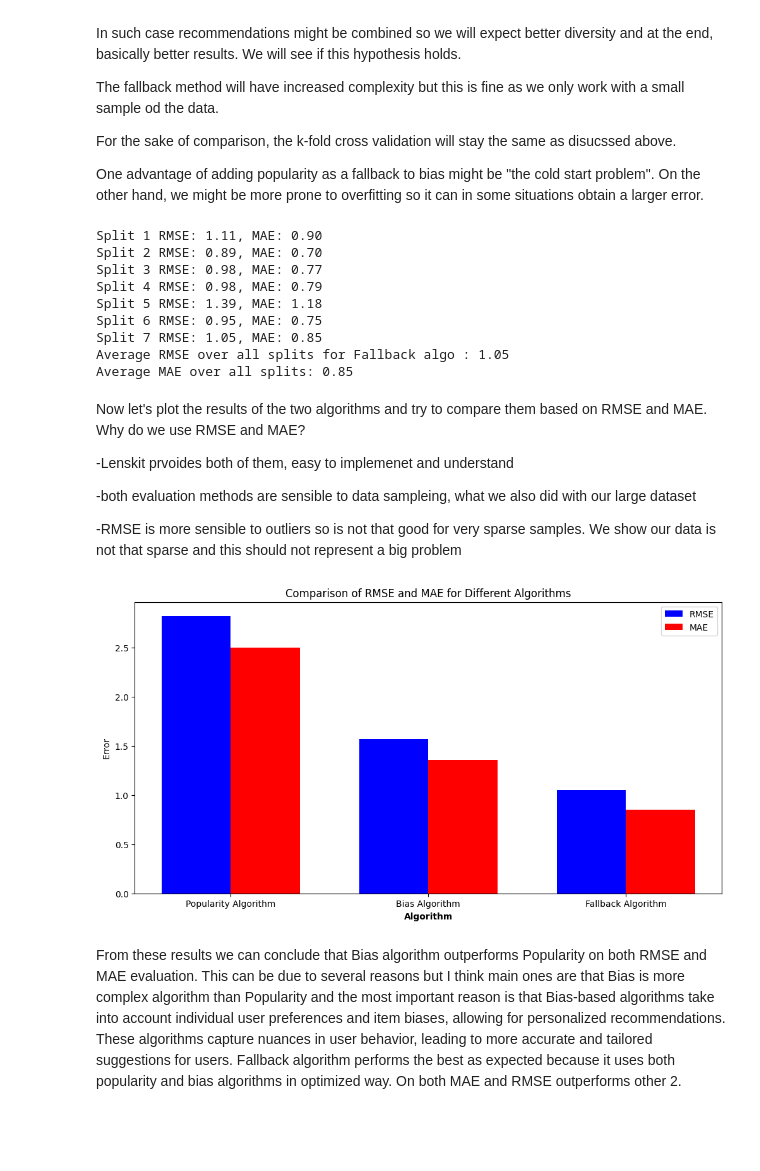
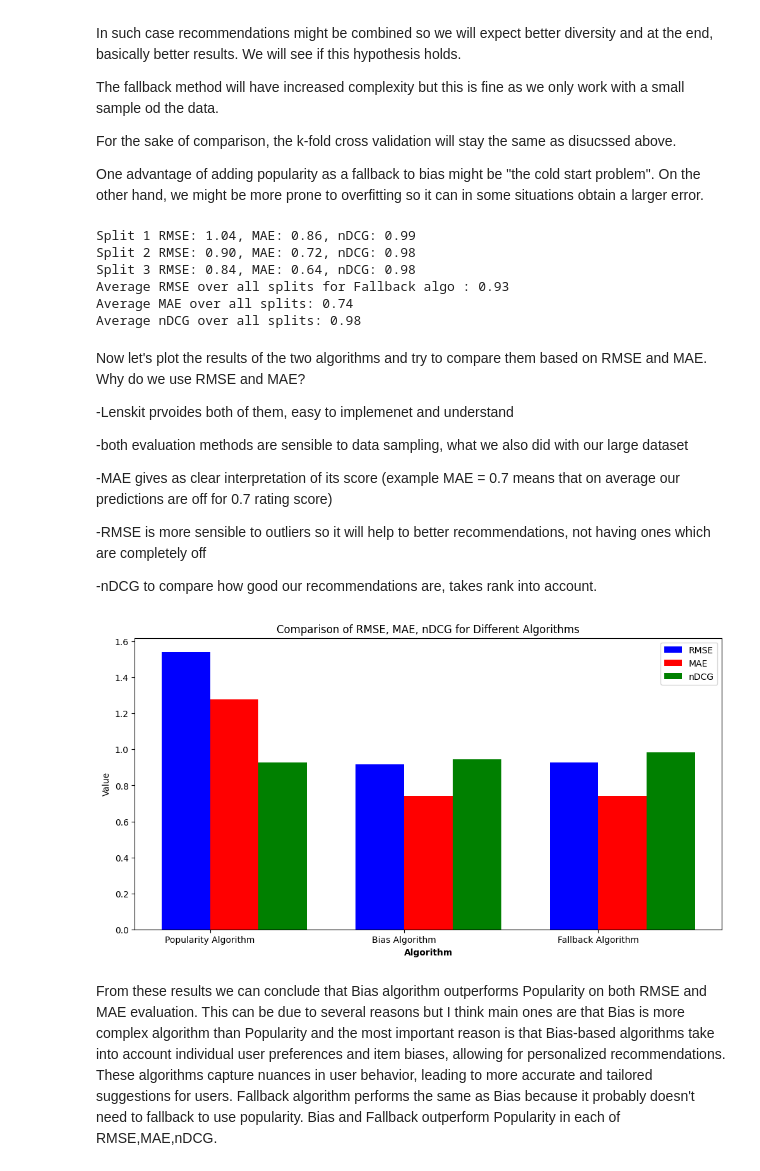
Before and after one commit to Liwia-Padowska/Movie_Recommender, a Jupyter notebook: IndividualRecommender/baseline_experiments.ipynb, the cells around one changed output. Drawn from its saved outputs; the diff is of its cells as text; code cells hidden in the pictures; blank space fills up the shorter version.

Commit message:
individual recommender with evaluation done

```diff
--- a/IndividualRecommender/baseline_experiments.ipynb
+++ b/IndividualRecommender/baseline_experiments.ipynb
@@ -131,7 +132,8 @@ We will use the same k fold cross validation explained above with only 7 folds a
 # %%
-splits = crossfold.partition_users(ratings_df, 7, crossfold.SampleFrac(1.0/7))
+splits = crossfold.partition_users(ratings_df, 3, crossfold.SampleFrac(1.0/3))
 media_rmse_2 = 0
 media_mae_2 = 0
+ndcg_sum2 = 0
 for i, (train, test) in enumerate(splits):
         #copy our splits to not modify the data
         train_ratings2 = train.copy()
@@ -141,7 +143,7 @@ for i, (train, test) in enumerate(splits):
         bias_recommender.fit(train_ratings2)
 
         users2 = test_ratings2['user'].unique()
-        recommendations2 = batch.recommend(bias_recommender, users2, 10)
+        recommendations2 = batch.recommend(bias_recommender, users2, None)
         min_score2 = recommendations2['score'].min()
         max_score2 = recommendations2['score'].max()
 
@@ -152,13 +154,17 @@ for i, (train, test) in enumerate(splits):
         test_pred2 = pd.merge(test_ratings2[['user', 'item', 'rating']], recommendations2, on=['user', 'item'])
         test_rmse2 = rmse(test_pred2['rating'], test_pred2['score'])
         test_mae2 = mean_absolute_error(test_pred2['rating'], test_pred2['score'])
-
+        ndcg_value = ndcg_score([test_pred2['rating'].head(10).apply(lambda x: 1 if x>2.5 else 0)], [test_pred2['score'].head(10).apply(lambda x: 1 if x>2.5 else 0)])
+        ndcg_sum2+=ndcg_value
         media_rmse_2 = media_rmse_2 +test_rmse2
         media_mae_2 = media_mae_2 + test_mae2
+
         print(f'Split {i + 1} RMSE: {test_rmse2:.2f}, MAE: {test_mae2:.2f}')
 
-average_rmse_2 = media_rmse_2 / 7
+average_rmse_2 = media_rmse_2 / 3
 print(f'Average RMSE over all splits for Bias algo : {average_rmse_2:.2f}')
-average_mae_2 = media_mae_2 / 7
+average_mae_2 = media_mae_2 / 3
 print(f'Average MAE over all splits: {average_mae_2:.2f}')
+average_ndcg_2 = ndcg_sum2 / 3
+print(f'Average nDCG over all splits: {average_ndcg_2:.2f}')
 # %% [output]
@@ -190,9 +193,10 @@ fallback_recommender = basic.Fallback(algorithms)
 candidate_selector = basic.UnratedItemCandidateSelector()
 fallback_recommender.selector = candidate_selector
 # %%
-splits = crossfold.partition_users(ratings_df, 7, crossfold.SampleFrac(1.0/7))
+splits = crossfold.partition_users(ratings_df, 3, crossfold.SampleFrac(1.0/3))
 media_rmse_3 = 0
 media_mae_3 = 0
+ndcg_sum3 = 0
 for i, (train, test) in enumerate(splits):
         #copy our splits to not modify the data
         train_ratings3 = train.copy()
@@ -202,68 +206,75 @@ for i, (train, test) in enumerate(splits):
         fallback_recommender.fit(train_ratings3)
 
         users3 = test_ratings3['user'].unique()
-        recommendations3 = batch.predict(fallback_recommender, test_ratings3).sort_values(by='prediction', ascending=False).groupby('user').head(10)
+        recommendations3 = batch.predict(fallback_recommender, test_ratings3).sort_values(by='prediction', ascending=False)
         min_score3 = recommendations3['prediction'].min()
         max_score3 = recommendations3['prediction'].max()
-
         #we had to scale the recommendation score to match with the grading criteria between 0 and 5.
         #for examples the scores generated were between 108 and 132.
         recommendations3['prediction'] = 5 * (recommendations3['prediction'] - min_score3) / (max_score3 - min_score3)
         test_rmse3 = rmse(recommendations3['rating'], recommendations3['prediction'])
         test_mae3 = mean_absolute_error(recommendations3['rating'], recommendations3['prediction'])
+        ndcg_value = ndcg_score([recommendations3.groupby('user').head(10)['rating'].apply(lambda x: 1 if x>2.5 else 0)], [recommendations3.groupby('user').head(10)['prediction'].apply(lambda x: 1 if x>2.5 else 0)])
+        ndcg_sum3+=ndcg_value
         media_rmse_3 = media_rmse_3 +test_rmse3
         media_mae_3 = media_mae_3 + test_mae3
-        print(f'Split {i + 1} RMSE: {test_rmse3:.2f}, MAE: {test_mae3:.2f}')
+        print(f'Split {i + 1} RMSE: {test_rmse3:.2f}, MAE: {test_mae3:.2f}, nDCG: {ndcg_value:.2f}')
 
 
 
-average_rmse_3 = media_rmse_3 / 7
+average_rmse_3 = media_rmse_3 / 3
 print(f'Average RMSE over all splits for Fallback algo : {average_rmse_3:.2f}')
-average_mae_3 = media_mae_3 / 7  # Assuming to have 7 splits
+average_mae_3 = media_mae_3 / 3  # Assuming to have 3 splits
 print(f'Average MAE over all splits: {average_mae_3:.2f}')
+average_ndcg_3 = ndcg_sum3 / 3
+print(f'Average nDCG over all splits: {average_ndcg_3:.2f}')
 # %% [output]
-Split 1 RMSE: 1.11, MAE: 0.90
-Split 2 RMSE: 0.89, MAE: 0.70
-Split 3 RMSE: 0.98, MAE: 0.77
-Split 4 RMSE: 0.98, MAE: 0.79
-Split 5 RMSE: 1.39, MAE: 1.18
-Split 6 RMSE: 0.95, MAE: 0.75
-Split 7 RMSE: 1.05, MAE: 0.85
-Average RMSE over all splits for Fallback algo : 1.05
-Average MAE over all splits: 0.85
+Split 1 RMSE: 1.04, MAE: 0.86, nDCG: 0.99
+Split 2 RMSE: 0.90, MAE: 0.72, nDCG: 0.98
+Split 3 RMSE: 0.84, MAE: 0.64, nDCG: 0.98
+Average RMSE over all splits for Fallback algo : 0.93
+Average MAE over all splits: 0.74
+Average nDCG over all splits: 0.98
 # %% [markdown]
 Now let's plot the results of the two algorithms and try to compare them based on RMSE and MAE. Why do we use RMSE and MAE?
 
 -Lenskit prvoides both of them, easy to implemenet and understand
 
--both evaluation methods are sensible to data sampleing, what we also did with our large dataset
+-both evaluation methods are sensible to data sampling, what we also did with our large dataset
 
--RMSE is more sensible to outliers so is not that good for very sparse samples. We show our data is not that sparse and this should not represent a big problem
+-MAE gives as clear interpretation of its score (example MAE = 0.7 means that on average our predictions are off for 0.7 rating score)
+
+-RMSE is more sensible to outliers so it will help to better recommendations, not having ones which are completely off
+
+-nDCG to compare how good our recommendations are, takes rank into account.
 # %%
 
 algorithms = ['Popularity Algorithm', 'Bias Algorithm', 'Fallback Algorithm']
-rmse_values = [average_rmse, average_rmse_2, average_rmse_3]
-mae_values = [average_mae, average_mae_2, average_mae_3]
+rmse_values = [all_values[0][0], average_rmse_2, average_rmse_3]
+mae_values = [all_values[0][1], average_mae_2, average_mae_3]
+ndcg_values = [all_values[0][2], average_ndcg_2, average_ndcg_3]
 
 
-bar_width = 0.35
+bar_width = 0.25
 
 
 r1 = np.arange(len(algorithms))
 r2 = [x + bar_width for x in r1]
+r3 = [x + bar_width for x in r2]
 plt.figure(figsize=(12, 6))
 plt.bar(r1, rmse_values, width=bar_width, color='b', label='RMSE')
 plt.bar(r2, mae_values, width=bar_width, color='r', label='MAE')
+plt.bar(r3, ndcg_values, width=bar_width, color='g', label='nDCG')
 
 plt.xlabel('Algorithm', fontweight='bold')
 plt.xticks([r + bar_width/2 for r in range(len(algorithms))], algorithms)
-plt.ylabel('Error')
-plt.title('Comparison of RMSE and MAE for Different Algorithms')
+plt.ylabel('Value')
+plt.title('Comparison of RMSE, MAE, nDCG for Different Algorithms')
 plt.legend()
 
 plt.show()
 # %% [output]
-[figure, old version]
+[figure, new version]
 # %% [markdown]
-From these results we can conclude that Bias algorithm outperforms Popularity on both RMSE and MAE evaluation. This can be due to several reasons but I think main ones are that Bias is more complex algorithm than Popularity and the most important reason is that Bias-based algorithms take into account individual user preferences and item biases, allowing for personalized recommendations. These algorithms capture nuances in user behavior, leading to more accurate and tailored suggestions for users. Fallback algorithm performs the best as expected because it uses both popularity and bias algorithms in optimized way. On both MAE and RMSE outperforms other 2.
+From these results we can conclude that Bias algorithm outperforms Popularity on both RMSE and MAE evaluation. This can be due to several reasons but I think main ones are that Bias is more complex algorithm than Popularity and the most important reason is that Bias-based algorithms take into account individual user preferences and item biases, allowing for personalized recommendations. These algorithms capture nuances in user behavior, leading to more accurate and tailored suggestions for users. Fallback algorithm performs the same as Bias because it probably doesn't need to fallback to use popularity. Bias and Fallback outperform Popularity in each of RMSE,MAE,nDCG.
 # %% [markdown]
```
Also changed, not shown: parts of 11 cells of this notebook, 1 other file.
